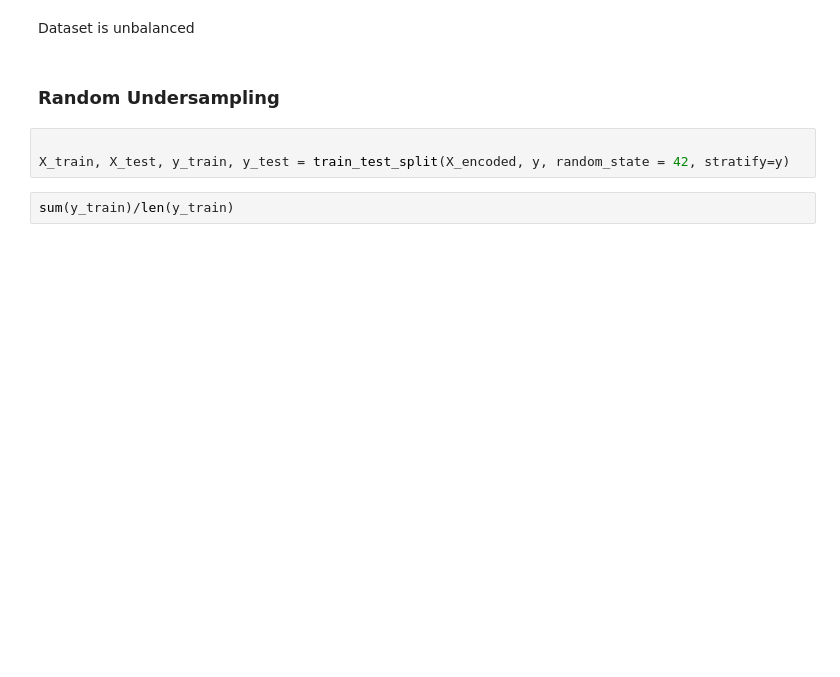
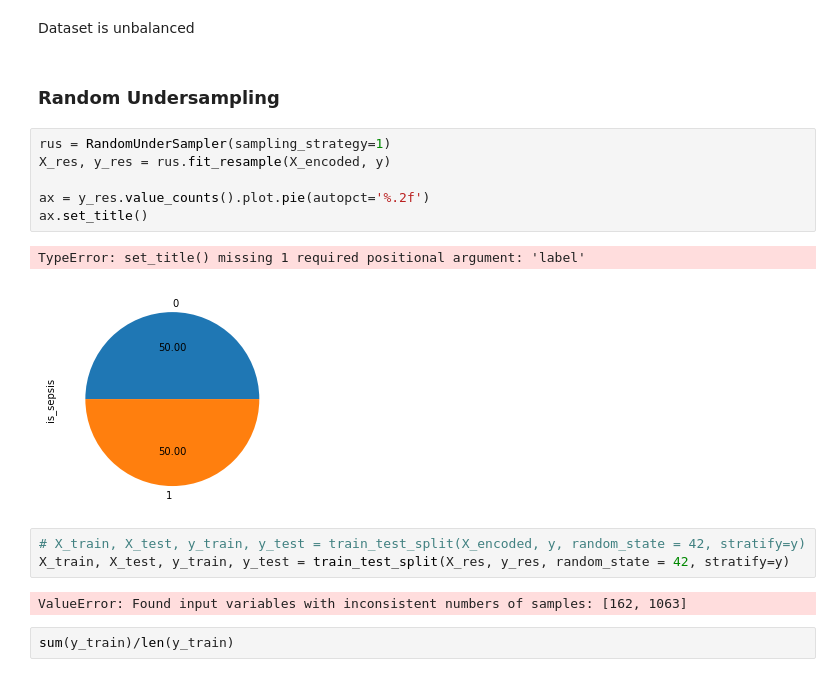
Before and after one commit to zengjilie/sepsis-prediction, a Jupyter notebook: main.ipynb, the cells around one changed output. Cells and saved outputs as stored; diff of their text form; blank space fills up the shorter version.

```diff
--- a/main.ipynb
+++ b/main.ipynb
@@ -212,9 +205,20 @@ y.value_counts().plot.pie(autopct='%.2f')
 Dataset is unbalanced
 # %% [markdown]
 ### Random Undersampling
+# %%
+rus = RandomUnderSampler(sampling_strategy=1)
+X_res, y_res = rus.fit_resample(X_encoded, y)
+
+ax = y_res.value_counts().plot.pie(autopct='%.2f')
+ax.set_title()
+# %% [output]
+TypeError: set_title() missing 1 required positional argument: 'label'
+[figure, added]
 # %%
-
-X_train, X_test, y_train, y_test = train_test_split(X_encoded, y, random_state = 42, stratify=y)
+# X_train, X_test, y_train, y_test = train_test_split(X_encoded, y, random_state = 42, stratify=y)
+X_train, X_test, y_train, y_test = train_test_split(X_res, y_res, random_state = 42, stratify=y)
+# %% [output]
+ValueError: Found input variables with inconsistent numbers of samples: [162, 1063]
 # %%
 sum(y_train)/len(y_train)
 # %% [output]
```
Also changed, not shown: parts of 2 cells of this notebook.
